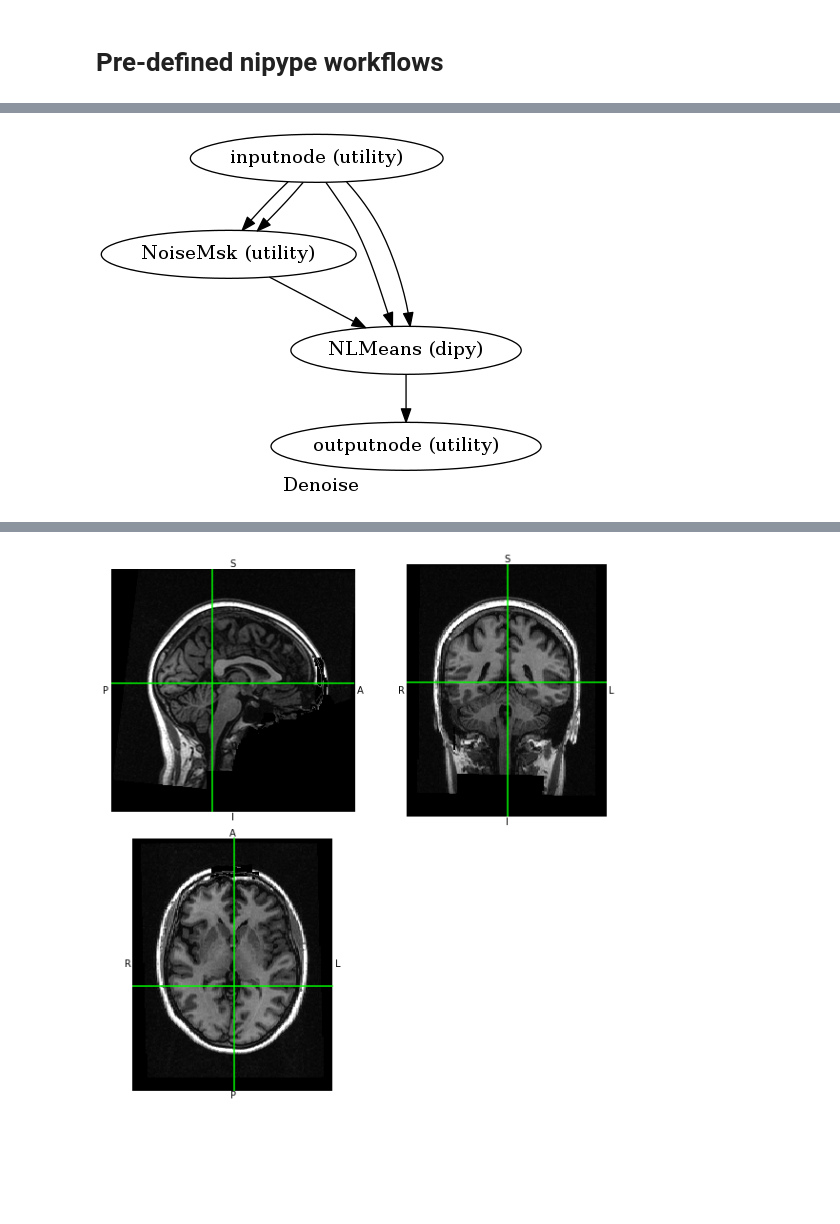
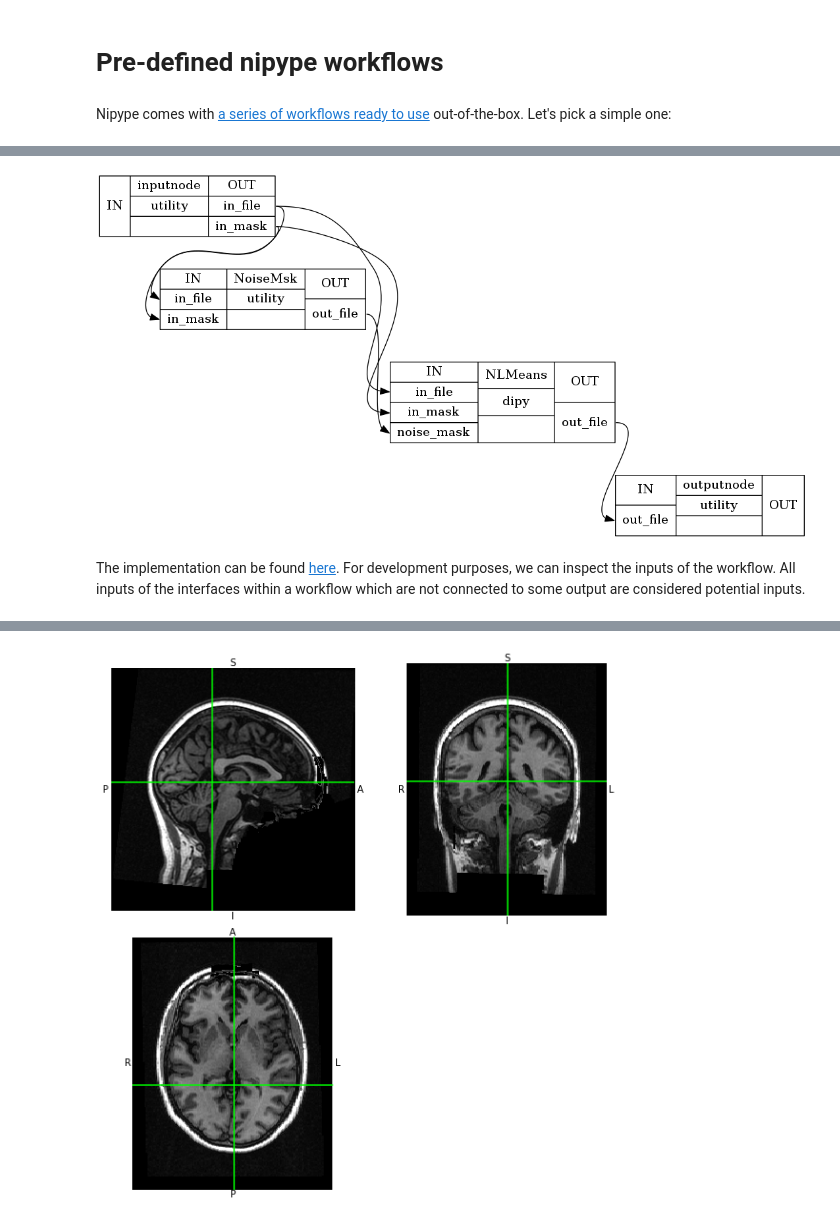
Before and after one commit to nipy/workshops, a Jupyter notebook: 170327-nipype/notebooks/new-workflows-and-interfaces/advanced_workflows.ipynb, the cells around one changed output, grey strips where cells are left out. Cells and saved outputs as stored; diff of their text form; code cells hidden in the pictures; blank space fills up the shorter version.

Commit message:
workflows - finished

```diff
--- a/170327-nipype/notebooks/new-workflows-and-interfaces/advanced_workflows.ipynb
+++ b/170327-nipype/notebooks/new-workflows-and-interfaces/advanced_workflows.ipynb
@@ -448,11 +444,12 @@ plot_nii('./smoothflow_example/smoothflow/mask/sub-02_T1w_smooth_masked.nii.gz')
 [figure]
 # %% [markdown]
 # Pre-defined nipype workflows
+# %% [markdown]
+Nipype comes with [a series of workflows ready to use](http://nipype.readthedocs.io/en/latest/documentation.html) out-of-the-box. Let's pick a simple one:
 # %%
 from os import path as op
 from nipype.workflows.dmri.dipy.denoise import nlmeans_pipeline
 denoise = nlmeans_pipeline()
 denoise.base_dir = 'denoise_workflow'
-denoise.write_graph("nlmeans_pipeline.dot")
-Image(filename="denoise_workflow/Denoise/nlmeans_pipeline.dot.png")
+Image(filename=denoise.write_graph(graph2use="flat"))
 # %% [output]
@@ -461 +458,3 @@ Image(filename="denoise_workflow/Denoise/nlmeans_pipeline.dot.png")
-[figure, old version]
+[figure, new version]
+# %% [markdown]
+The implementation can be found [here](https://github.com/nipy/nipype/blob/d38748132cb02ca6bad3150826fc5b37e92ae3ad/nipype/workflows/dmri/dipy/denoise.py#L12). For development purposes, we can inspect the inputs of the workflow. All inputs of the interfaces within a workflow which are not connected to some output are considered potential inputs.
```
Also changed, not shown: parts of 37 cells of this notebook, 1 other file.
